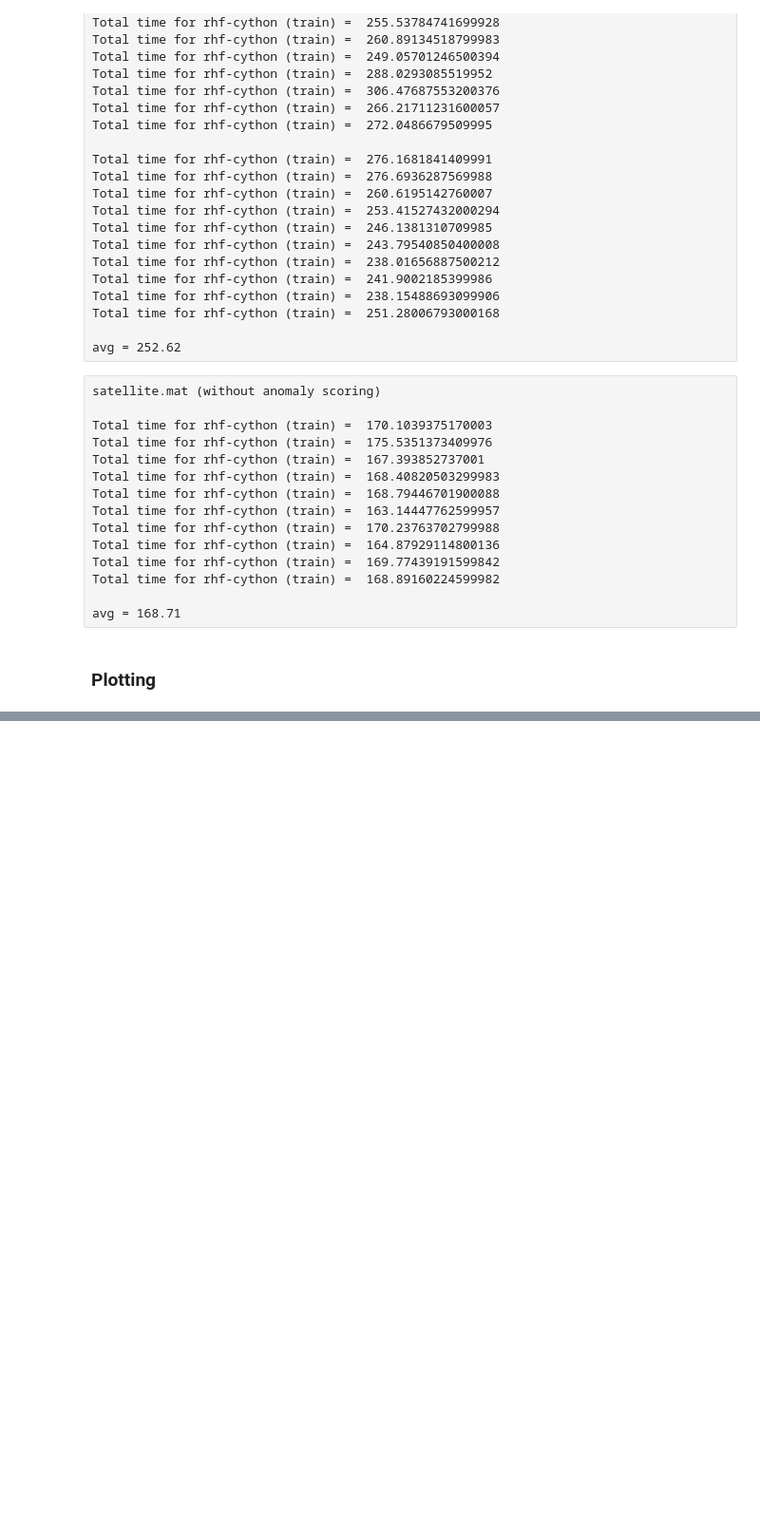
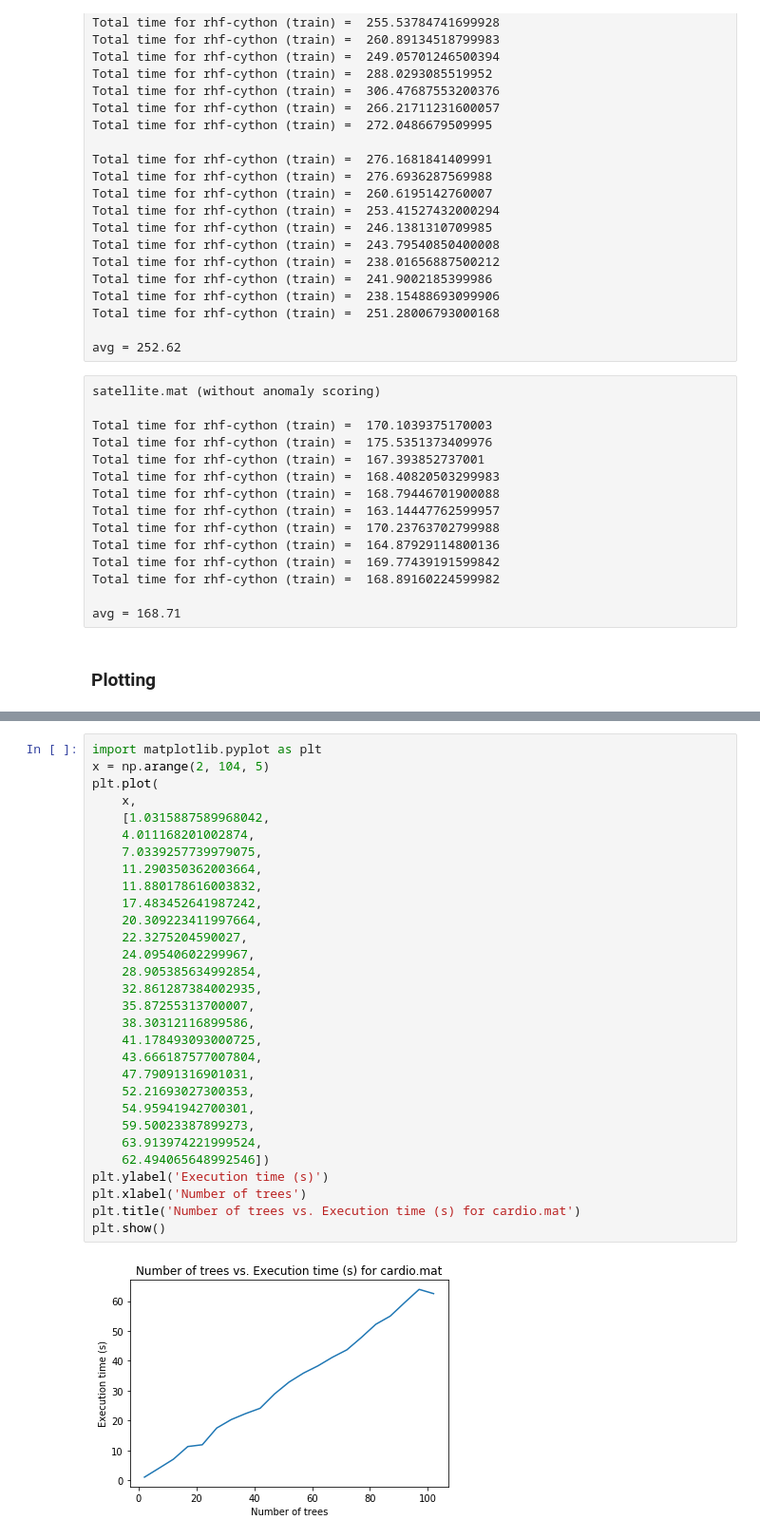
Before and after one commit to stefannesic/streamRHF, a Jupyter notebook: rhf-python/rhf.ipynb, the cells around one changed output, grey strips where cells are left out. Shown: that part at 95% size. Drawn from its saved outputs; the diff is of its cells as text; blank space fills up the shorter version.

```diff
--- a/rhf-python/rhf.ipynb
+++ b/rhf-python/rhf.ipynb
@@ -115,0 +183,32 @@ avg = 168.71
+# %%
+import matplotlib.pyplot as plt
+x = np.arange(2, 104, 5)
+plt.plot(
+    x,
+    [1.0315887589968042,
+    4.011168201002874,
+    7.0339257739979075,
+    11.290350362003664,
+    11.880178616003832,
+    17.483452641987242,
+    20.309223411997664,
+    22.3275204590027,
+    24.09540602299967,
+    28.905385634992854,
+    32.861287384002935,
+    35.87255313700007,
+    38.30312116899586,
+    41.178493093000725,
+    43.666187577007804,
+    47.79091316901031,
+    52.21693027300353,
+    54.95941942700301,
+    59.50023387899273,
+    63.913974221999524,
+    62.494065648992546])
+plt.ylabel('Execution time (s)')
+plt.xlabel('Number of trees')
+plt.title('Number of trees vs. Execution time (s) for cardio.mat')
+plt.show()
+# %% [output]
+[figure, added]
```
Also changed, not shown: parts of 6 cells of this notebook, 3 other files.
